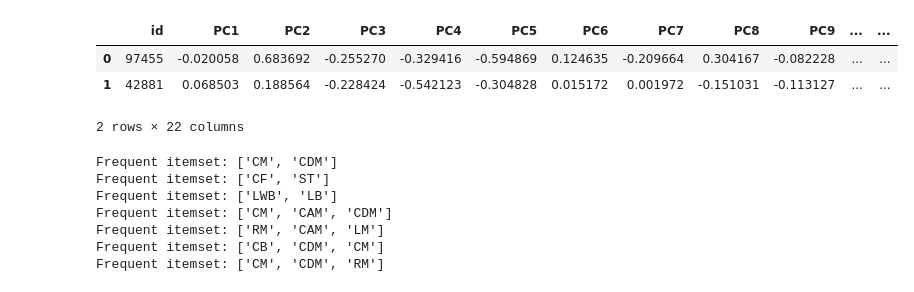
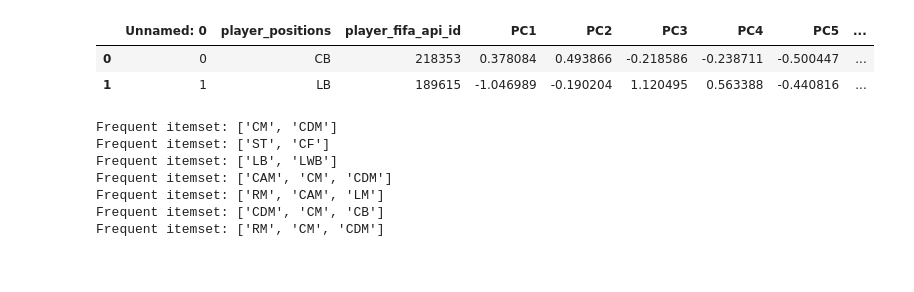
Before and after one commit to limxuanyu127/Soccer-Player-Attributes-Comparison, a Jupyter notebook: fifa_similarity_search/Clustering/association-rule-mining.ipynb, the cells around one changed output. Drawn from its saved outputs; the diff is of its cells as text; code cells hidden in the pictures.

```diff
--- a/fifa_similarity_search/Clustering/association-rule-mining.ipynb
+++ b/fifa_similarity_search/Clustering/association-rule-mining.ipynb
@@ -5,12 +11,12 @@ from apyori import apriori
 # %%
 # Read in data into a dataframe number of rows - 6358
-df = pd.read_csv('../../datasets/soccer_player_embeddings_v1.csv')
+file = 'soccer_player_embeddings_feature_no_labels.csv'
+df = pd.read_csv('../../datasets/final_embeddings/{}'.format(file))
 df.head(2)
 # %% [output]
-|  | id | PC1 | PC2 | PC3 | PC4 | PC5 | PC6 | PC7 | PC8 | PC9 | ... | ... |
-| 0 | 97455 | -0.020058 | 0.683692 | -0.255270 | -0.329416 | -0.594869 | 0.124635 | -0.209664 | 0.304167 | -0.082228 | ... | ... |
-| 1 | 42881 | 0.068503 | 0.188564 | -0.228424 | -0.542123 | -0.304828 | 0.015172 | 0.001972 | -0.151031 | -0.113127 | ... | ... |
+|  | Unnamed: 0 | player_positions | player_fifa_api_id | PC1 | PC2 | PC3 | PC4 | PC5 | ... |
+| 0 | 0 | CB | 218353 | 0.378084 | 0.493866 | -0.218586 | -0.238711 | -0.500447 | ... |
+| 1 | 1 | LB | 189615 | -1.046989 | -0.190204 | 1.120495 | 0.563388 | -0.440816 | ... |
-2 rows × 22 columns
 # %%
 # Convert each row's player_positions from a string to a list
 def convert_to_list(position_str):
@@ -36,12 +42,12 @@ for item in association_results:
     print("Frequent itemset: {}".format(list(item[0])))
 # %% [output]
 Frequent itemset: ['CM', 'CDM']
-Frequent itemset: ['CF', 'ST']
-Frequent itemset: ['LWB', 'LB']
-Frequent itemset: ['CM', 'CAM', 'CDM']
+Frequent itemset: ['ST', 'CF']
+Frequent itemset: ['LB', 'LWB']
+Frequent itemset: ['CAM', 'CM', 'CDM']
 Frequent itemset: ['RM', 'CAM', 'LM']
-Frequent itemset: ['CB', 'CDM', 'CM']
-Frequent itemset: ['CM', 'CDM', 'RM']
+Frequent itemset: ['CDM', 'CM', 'CB']
+Frequent itemset: ['RM', 'CM', 'CDM']
 # %%
 support_ls = []
 frequent_itemsets = []
```
Also changed, not shown: parts of 10 cells of this notebook.
